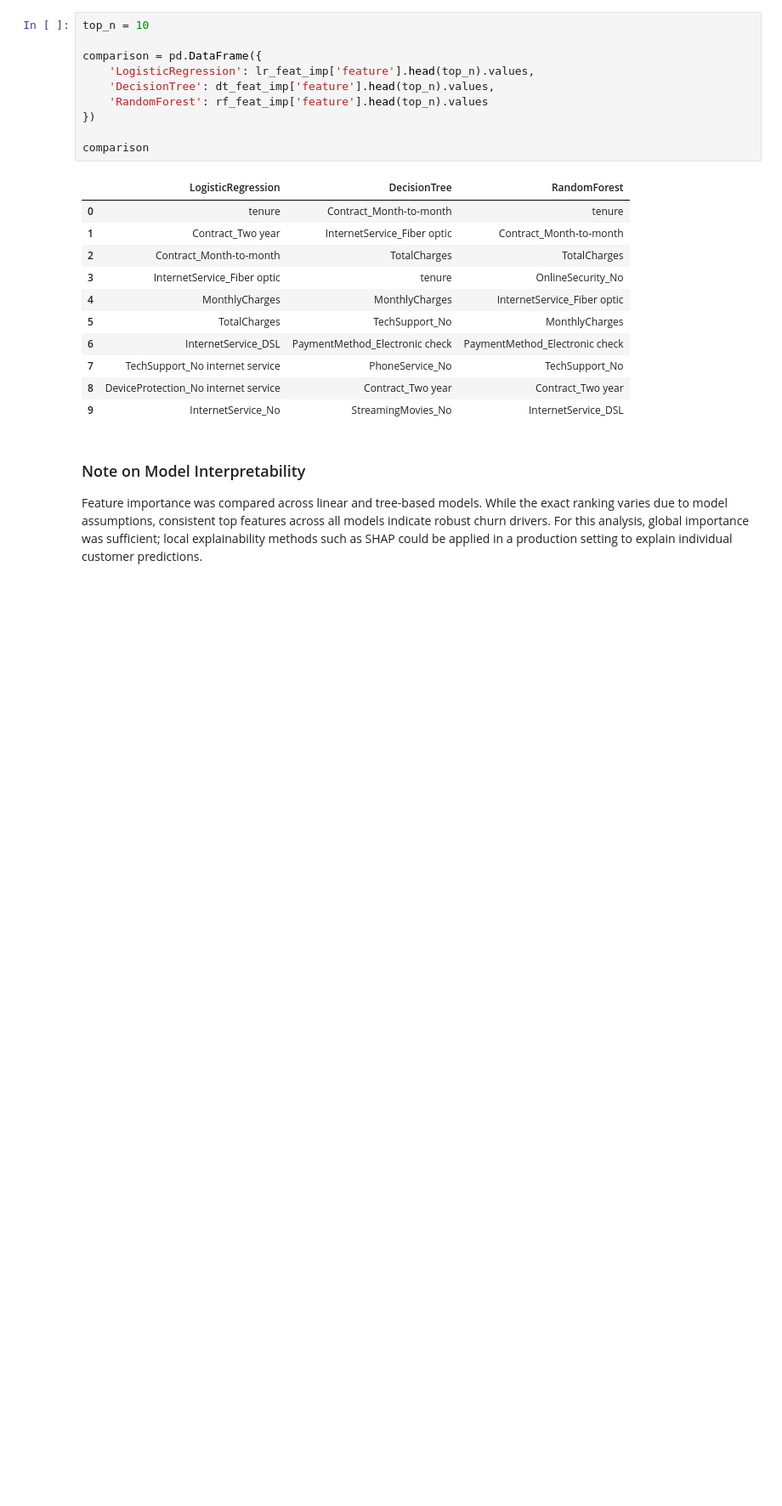
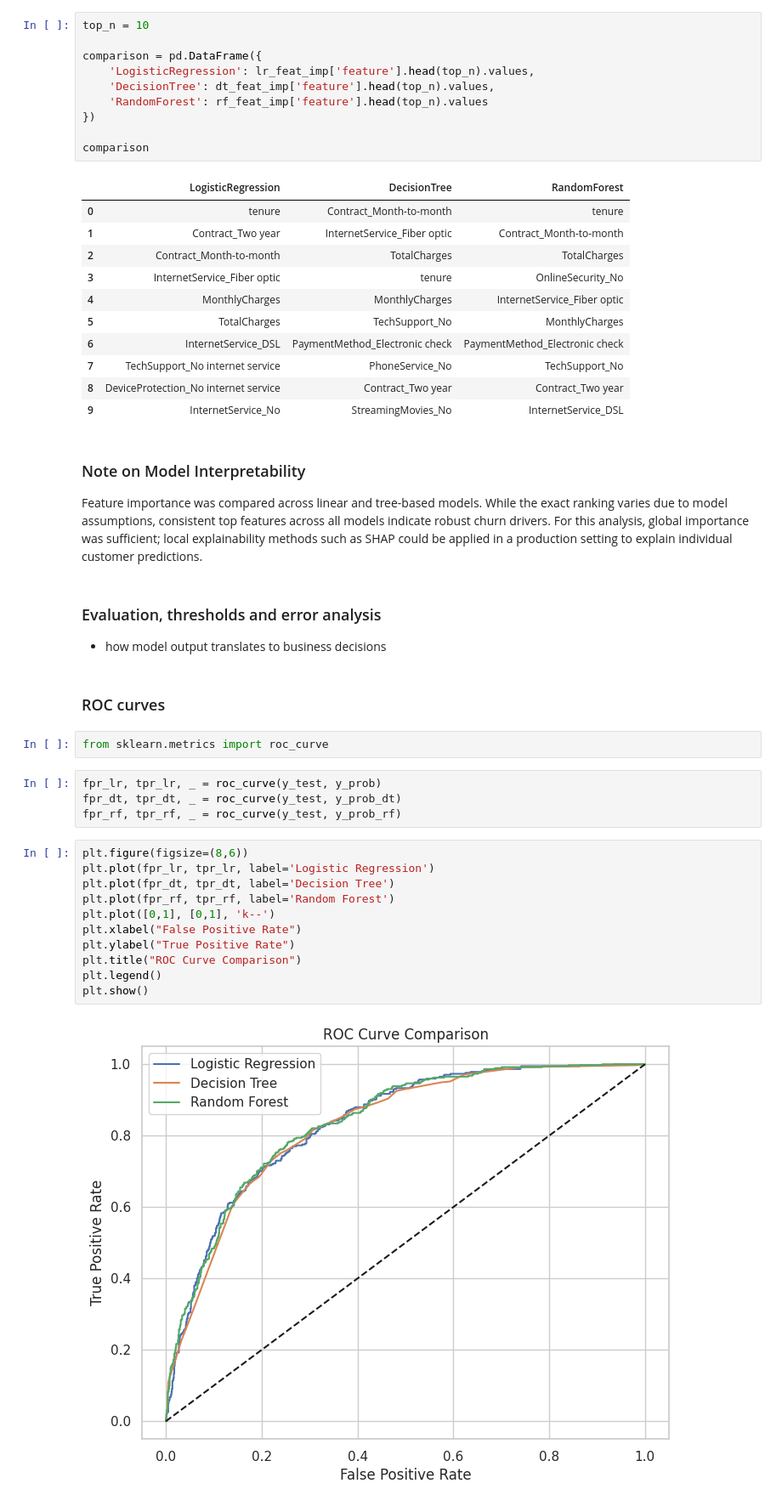
Before and after one commit to nilot-pal/churn-prediction, a Jupyter notebook: notebooks/01_eda.ipynb, the cells around one changed output. Shown at 85% size. Saved outputs shown, nothing was run; the diff lists cells and outputs as text; blank space fills up the shorter version.

Commit message:
Day 6: model evaluation, threshold tuning, and error analysis

```diff
--- a/notebooks/01_eda.ipynb
+++ b/notebooks/01_eda.ipynb
@@ -1144,3 +1144,27 @@ comparison
 ### Note on Model Interpretability
 
 Feature importance was compared across linear and tree-based models. While the exact ranking varies due to model assumptions, consistent top features across all models indicate robust churn drivers. For this analysis, global importance was sufficient; local explainability methods such as SHAP could be applied in a production setting to explain individual customer predictions.
+# %% [markdown]
+### Evaluation, thresholds and error analysis
+- how model output translates to business decisions
+# %% [markdown]
+### ROC curves
+# %%
+from sklearn.metrics import roc_curve
+# %%
+fpr_lr, tpr_lr, _ = roc_curve(y_test, y_prob)
+fpr_dt, tpr_dt, _ = roc_curve(y_test, y_prob_dt)
+fpr_rf, tpr_rf, _ = roc_curve(y_test, y_prob_rf)
+# %%
+plt.figure(figsize=(8,6))
+plt.plot(fpr_lr, tpr_lr, label='Logistic Regression')
+plt.plot(fpr_dt, tpr_dt, label='Decision Tree')
+plt.plot(fpr_rf, tpr_rf, label='Random Forest')
+plt.plot([0,1], [0,1], 'k--')
+plt.xlabel("False Positive Rate")
+plt.ylabel("True Positive Rate")
+plt.title("ROC Curve Comparison")
+plt.legend()
+plt.show()
+# %% [output]
+[figure, added]
```
Also changed, not shown: parts of 20 cells of this notebook.
